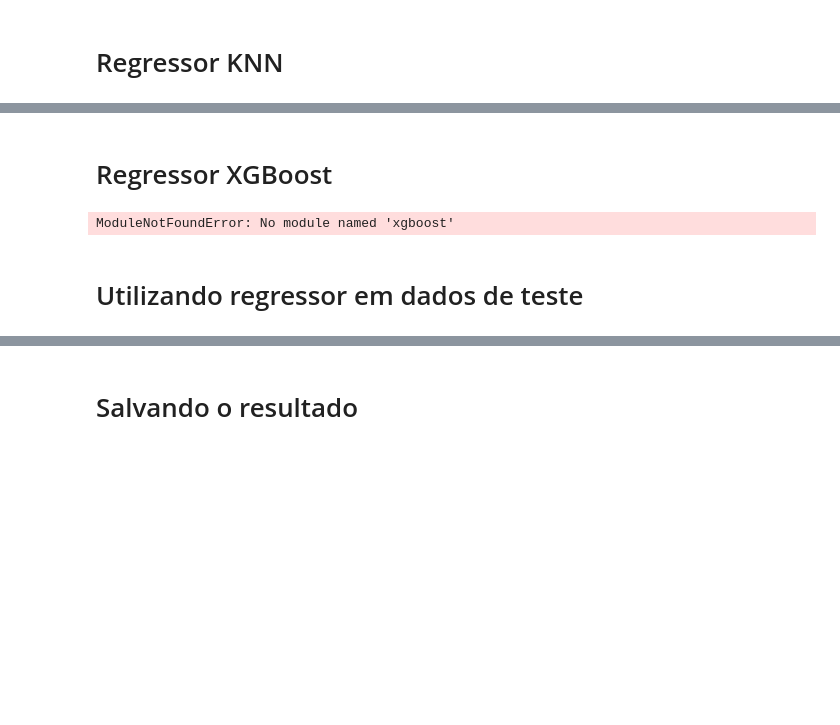
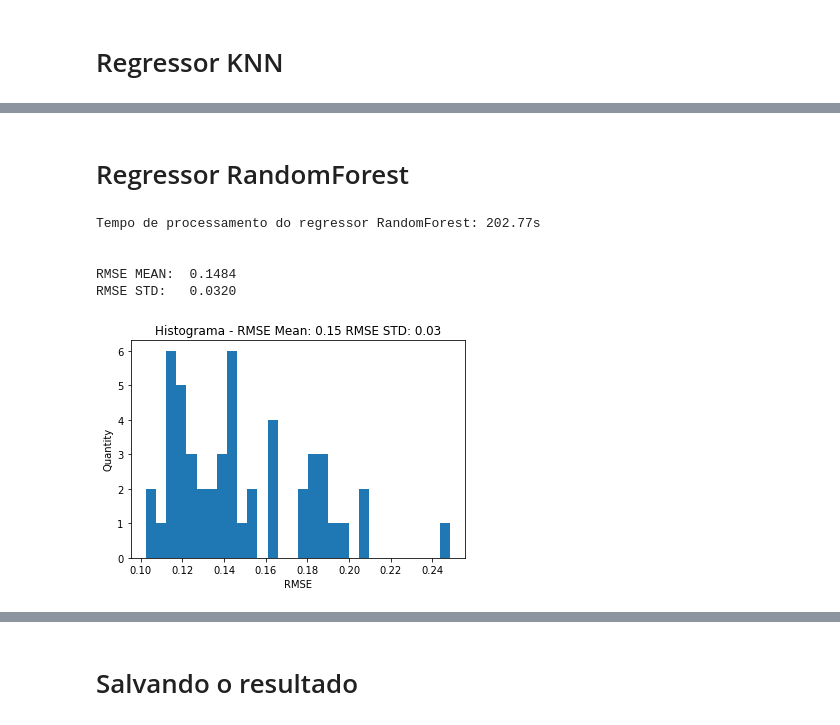
Before and after one commit to vinicius-alves/Introducao-ao-Aprendizado-de-Maquina-UFRJ, a Jupyter notebook: Primeiro Trabalho.ipynb, the cells around one changed output, grey strips where cells are left out. Drawn from its saved outputs; the diff is of its cells as text; code cells hidden in the pictures; blank space fills up the shorter version.

```diff
--- a/Primeiro Trabalho.ipynb
+++ b/Primeiro Trabalho.ipynb
@@ -406,7 +435,7 @@ RMSE STD:   0.0281
 # %% [markdown]
-# Regressor XGBoost
+# Regressor RandomForest
 # %%
-from xgboost import XGBRegressor
+from sklearn.ensemble import RandomForestRegressor
 
 start = time.time()
 
@@ -416,36 +445,39 @@ y = np.log(vetor_train_target)
 
 kf = KFold(n_splits=n_splits);
 
 # Validação cruzada
 for train, test in kf.split(X):
     X_train, X_test = X[train], X[test]
     y_train, y_test = y[train], y[test]
 
-    # Criando Regressor XGB
-    regr =  XGBRegressor(n_estimators=30)
+    # Criando Regressor RandomForest
+    regr =  RandomForestRegressor()
 
     # Treino
     regr.fit(X_train, y_train)
 
     # Predição
     y_pred = regr.predict(X_test)
 
     #Root mean squared error
     rmse_list.append(np.sqrt(mean_squared_error(y_test, y_pred)));
 
 end = time.time()
 
-print('Tempo de processamento do regressor XGB: '+str("%.2f" % (end - start))+'s\n\n')
+print('Tempo de processamento do regressor RandomForest: '+str("%.2f" % (end - start))+'s\n\n')
 print("RMSE MEAN: ","%.4f" % np.mean(rmse_list))
 print("RMSE STD:  ","%.4f" % np.std(rmse_list), '\n\n')
 
 plt.title(u"Histograma - RMSE Mean: " + str("%.2f" % np.mean(rmse_list))+ " RMSE STD: " + str("%.2f" % np.std(rmse_list)))
 plt.ylabel("Quantity")
 plt.xlabel("RMSE")
 
 plt.hist(rmse_list,bins = 30)
 plt.show()
 # %% [output]
-ModuleNotFoundError: No module named 'xgboost'
+Tempo de processamento do regressor RandomForest: 202.77s
+
+
+RMSE MEAN:  0.1484
+RMSE STD:   0.0320
+[figure, added]
-# %% [markdown]
-# Utilizando regressor em dados de teste
```
Also changed, not shown: parts of 32 cells of this notebook, 1 other file.
